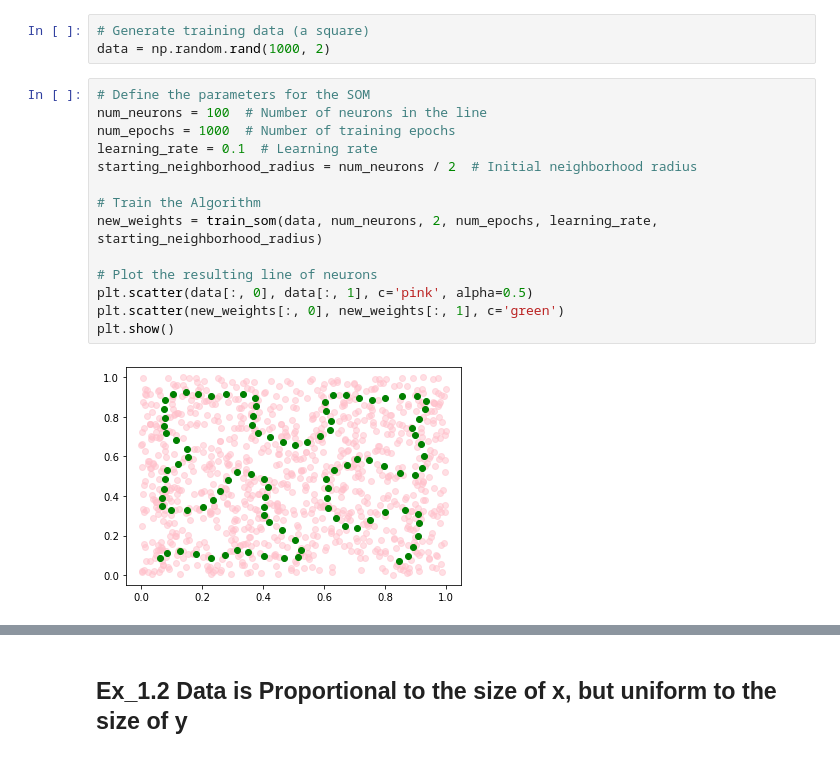
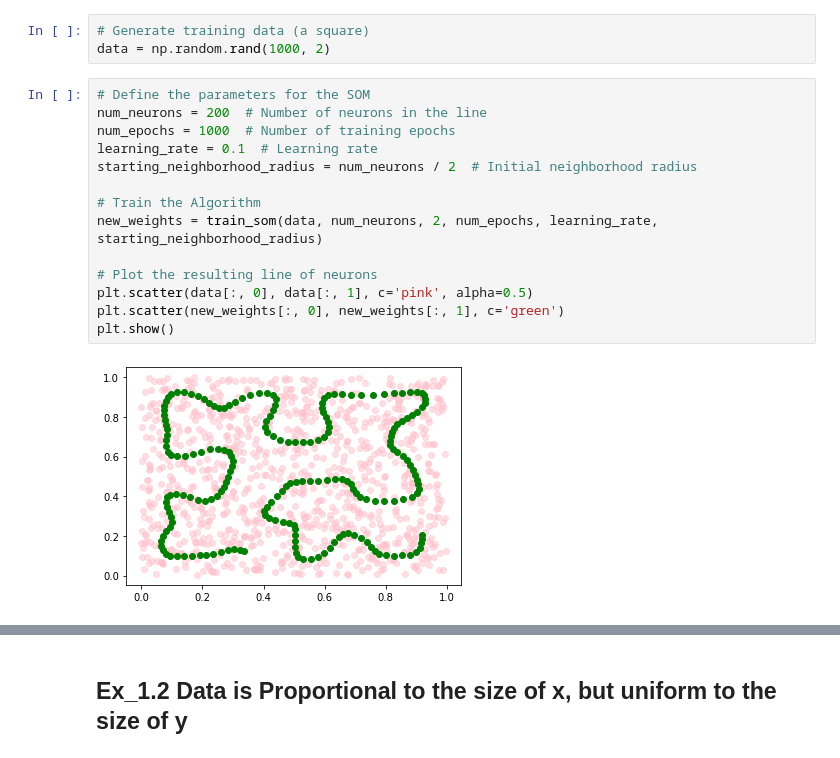
Before and after one commit to MayaHayat/Kohonen_Algo, a Jupyter notebook: Neuro2PartA.ipynb, the cells around one changed output, grey strips where cells are left out. Saved outputs shown, nothing was run; the diff lists cells and outputs as text.

```diff
--- a/Neuro2PartA.ipynb
+++ b/Neuro2PartA.ipynb
@@ -106,17 +106,17 @@ plt.show()
 data = np.random.rand(1000, 2)
 # %%
 # Define the parameters for the SOM
-num_neurons = 100  # Number of neurons in the line
+num_neurons = 200  # Number of neurons in the line
 num_epochs = 1000  # Number of training epochs
 learning_rate = 0.1  # Learning rate
 starting_neighborhood_radius = num_neurons / 2  # Initial neighborhood radius
 
 # Train the Algorithm
 new_weights = train_som(data, num_neurons, 2, num_epochs, learning_rate, starting_neighborhood_radius)
 
 # Plot the resulting line of neurons
 plt.scatter(data[:, 0], data[:, 1], c='pink', alpha=0.5)
 plt.scatter(new_weights[:, 0], new_weights[:, 1], c='green')
 plt.show()
 # %% [output]
-[figure, old version]
+[figure, new version]
```
Also changed, not shown: parts of 14 cells of this notebook.
